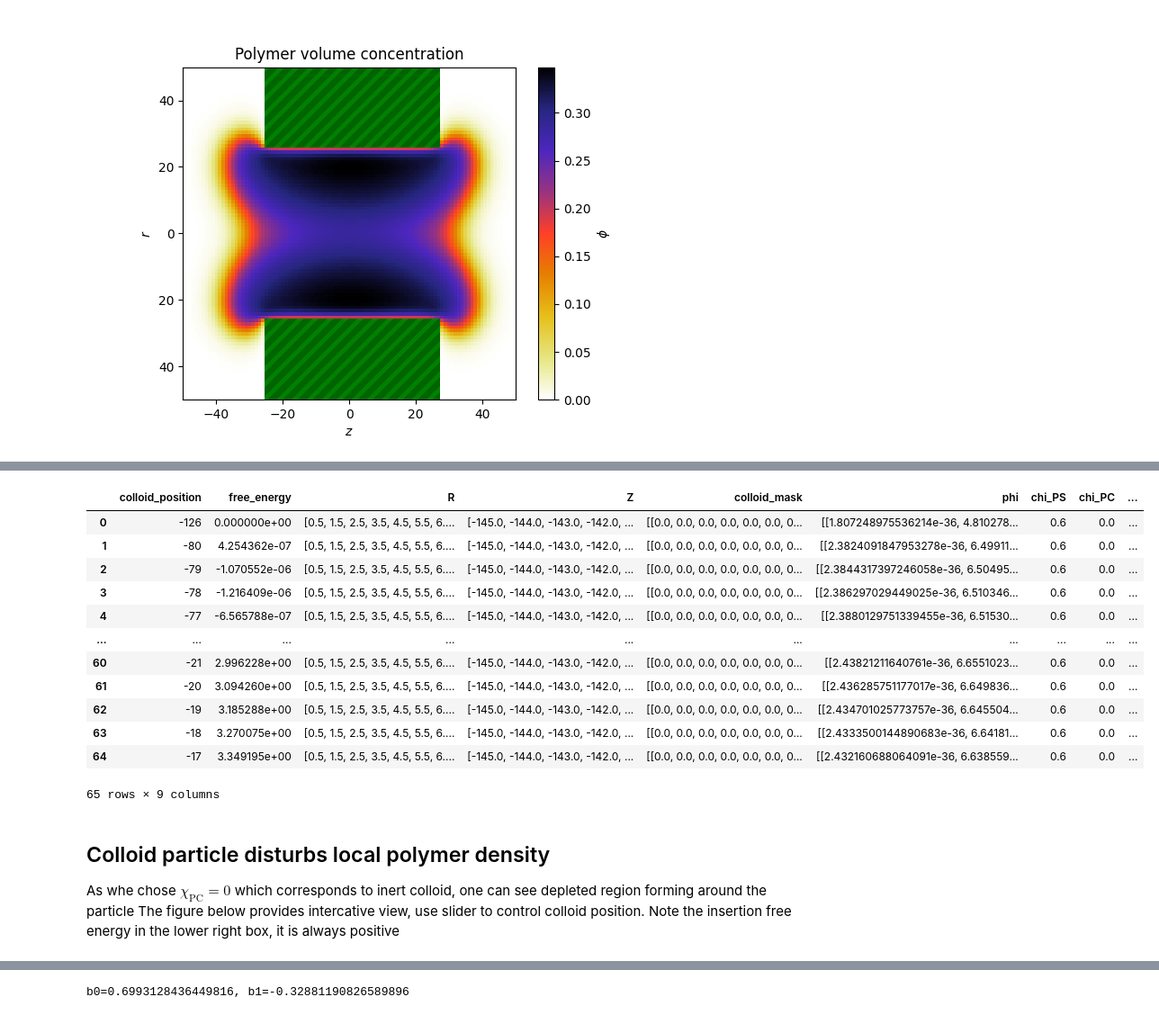
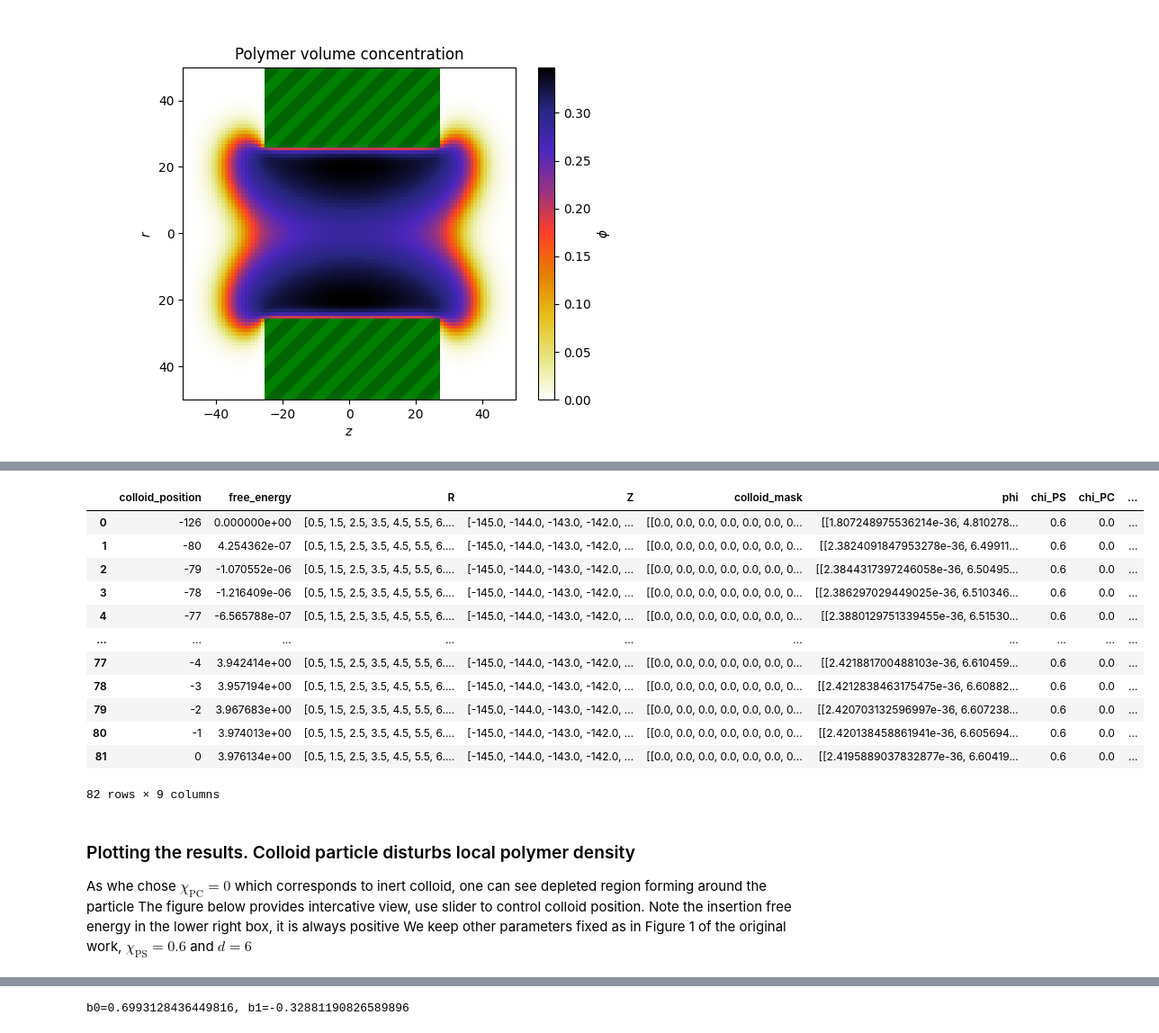
Before and after one commit to miklakt/diffusion_polymer_mesopores, a Jupyter notebook: main.ipynb, the cells around one changed output, grey strips where cells are left out. Shown at 90% size. Saved outputs shown, nothing was run; the diff lists cells and outputs as text; code cells hidden in the pictures.

```diff
--- a/main.ipynb
+++ b/main.ipynb
@@ -144,36 +176,43 @@ In this example, we model an inert colloid, characterized by a polymer-colloid i
 # %%
 from src.read_namics_output import build_scf_results
 
-#We use this in our example calculations
+# Parameters for this example calculation
 input_parameters_for_SCF = {
-    "colloid_diameter":6,
-    "colloid_positions" : [-126]+list(range(-80, 1, 1)),
-    "chi_PS":0.6,
-    "chi_PC":0.0,
+    "colloid_diameter": 6,
+    # 82 positions in total; [-126] is chosen for ground-state correction
+    "colloid_positions": [-126] + list(range(-80, 1, 1)),
+    "chi_PS": 0.6,
+    "chi_PC": 0.0,
 }
 
-#Result are collected to the table
-SCF_results = build_scf_results("SCF/output/colloid_traversing_pore", **input_parameters_for_SCF, verbose=True)
+# Collect results into a pandas DataFrame
+SCF_results = build_scf_results(
+    "SCF/output/colloid_traversing_pore",
+    **input_parameters_for_SCF,
+    verbose=True,
+)
+
 clear_output()
 display(SCF_results)
 # %% [output]
 |  | colloid_position | free_energy | R | Z | colloid_mask | phi | chi_PS | chi_PC | ... |
 | 0 | -126 | 0.000000e+00 | [0.5, 1.5, 2.5, 3.5, 4.5, 5.5, 6.... | [-145.0, -144.0, -143.0, -142.0, ... | [[0.0, 0.0, 0.0, 0.0, 0.0, 0.0, 0... | [[1.807248975536214e-36, 4.810278... | 0.6 | 0.0 | ... |
 | 1 | -80 | 4.254362e-07 | [0.5, 1.5, 2.5, 3.5, 4.5, 5.5, 6.... | [-145.0, -144.0, -143.0, -142.0, ... | [[0.0, 0.0, 0.0, 0.0, 0.0, 0.0, 0... | [[2.3824091847953278e-36, 6.49911... | 0.6 | 0.0 | ... |
 | 2 | -79 | -1.070552e-06 | [0.5, 1.5, 2.5, 3.5, 4.5, 5.5, 6.... | [-145.0, -144.0, -143.0, -142.0, ... | [[0.0, 0.0, 0.0, 0.0, 0.0, 0.0, 0... | [[2.3844317397246058e-36, 6.50495... | 0.6 | 0.0 | ... |
 | 3 | -78 | -1.216409e-06 | [0.5, 1.5, 2.5, 3.5, 4.5, 5.5, 6.... | [-145.0, -144.0, -143.0, -142.0, ... | [[0.0, 0.0, 0.0, 0.0, 0.0, 0.0, 0... | [[2.386297029449025e-36, 6.510346... | 0.6 | 0.0 | ... |
 | 4 | -77 | -6.565788e-07 | [0.5, 1.5, 2.5, 3.5, 4.5, 5.5, 6.... | [-145.0, -144.0, -143.0, -142.0, ... | [[0.0, 0.0, 0.0, 0.0, 0.0, 0.0, 0... | [[2.3880129751339455e-36, 6.51530... | 0.6 | 0.0 | ... |
 | ... | ... | ... | ... | ... | ... | ... | ... | ... | ... |
-| 60 | -21 | 2.996228e+00 | [0.5, 1.5, 2.5, 3.5, 4.5, 5.5, 6.... | [-145.0, -144.0, -143.0, -142.0, ... | [[0.0, 0.0, 0.0, 0.0, 0.0, 0.0, 0... | [[2.43821211640761e-36, 6.6551023... | 0.6 | 0.0 | ... |
-| 61 | -20 | 3.094260e+00 | [0.5, 1.5, 2.5, 3.5, 4.5, 5.5, 6.... | [-145.0, -144.0, -143.0, -142.0, ... | [[0.0, 0.0, 0.0, 0.0, 0.0, 0.0, 0... | [[2.436285751177017e-36, 6.649836... | 0.6 | 0.0 | ... |
-| 62 | -19 | 3.185288e+00 | [0.5, 1.5, 2.5, 3.5, 4.5, 5.5, 6.... | [-145.0, -144.0, -143.0, -142.0, ... | [[0.0, 0.0, 0.0, 0.0, 0.0, 0.0, 0... | [[2.434701025773757e-36, 6.645504... | 0.6 | 0.0 | ... |
-| 63 | -18 | 3.270075e+00 | [0.5, 1.5, 2.5, 3.5, 4.5, 5.5, 6.... | [-145.0, -144.0, -143.0, -142.0, ... | [[0.0, 0.0, 0.0, 0.0, 0.0, 0.0, 0... | [[2.4333500144890683e-36, 6.64181... | 0.6 | 0.0 | ... |
-| 64 | -17 | 3.349195e+00 | [0.5, 1.5, 2.5, 3.5, 4.5, 5.5, 6.... | [-145.0, -144.0, -143.0, -142.0, ... | [[0.0, 0.0, 0.0, 0.0, 0.0, 0.0, 0... | [[2.432160688064091e-36, 6.638559... | 0.6 | 0.0 | ... |
+| 77 | -4 | 3.942414e+00 | [0.5, 1.5, 2.5, 3.5, 4.5, 5.5, 6.... | [-145.0, -144.0, -143.0, -142.0, ... | [[0.0, 0.0, 0.0, 0.0, 0.0, 0.0, 0... | [[2.421881700488103e-36, 6.610459... | 0.6 | 0.0 | ... |
+| 78 | -3 | 3.957194e+00 | [0.5, 1.5, 2.5, 3.5, 4.5, 5.5, 6.... | [-145.0, -144.0, -143.0, -142.0, ... | [[0.0, 0.0, 0.0, 0.0, 0.0, 0.0, 0... | [[2.4212838463175475e-36, 6.60882... | 0.6 | 0.0 | ... |
+| 79 | -2 | 3.967683e+00 | [0.5, 1.5, 2.5, 3.5, 4.5, 5.5, 6.... | [-145.0, -144.0, -143.0, -142.0, ... | [[0.0, 0.0, 0.0, 0.0, 0.0, 0.0, 0... | [[2.420703132596997e-36, 6.607238... | 0.6 | 0.0 | ... |
+| 80 | -1 | 3.974013e+00 | [0.5, 1.5, 2.5, 3.5, 4.5, 5.5, 6.... | [-145.0, -144.0, -143.0, -142.0, ... | [[0.0, 0.0, 0.0, 0.0, 0.0, 0.0, 0... | [[2.420138458861941e-36, 6.605694... | 0.6 | 0.0 | ... |
+| 81 | 0 | 3.976134e+00 | [0.5, 1.5, 2.5, 3.5, 4.5, 5.5, 6.... | [-145.0, -144.0, -143.0, -142.0, ... | [[0.0, 0.0, 0.0, 0.0, 0.0, 0.0, 0... | [[2.4195889037832877e-36, 6.60419... | 0.6 | 0.0 | ... |
-65 rows × 9 columns
+82 rows × 9 columns
 # %% [markdown]
-## Colloid particle disturbs local polymer density
+### Plotting the results. Colloid particle disturbs local polymer density
 
 As whe chose $\chi_{\text{PC}} = 0$ which corresponds to inert colloid, one can see depleted region forming around the particle
 The figure below provides intercative view, use slider to control colloid position.
 Note the insertion free energy in the lower right box, it is always positive
+We keep other parameters fixed as in Figure 1 of the original work, $\chi_{\text{PS}} = 0.6$ and $d = 6$
 # %%
```
Also changed, not shown: parts of 21 cells of this notebook, 2 other files.
